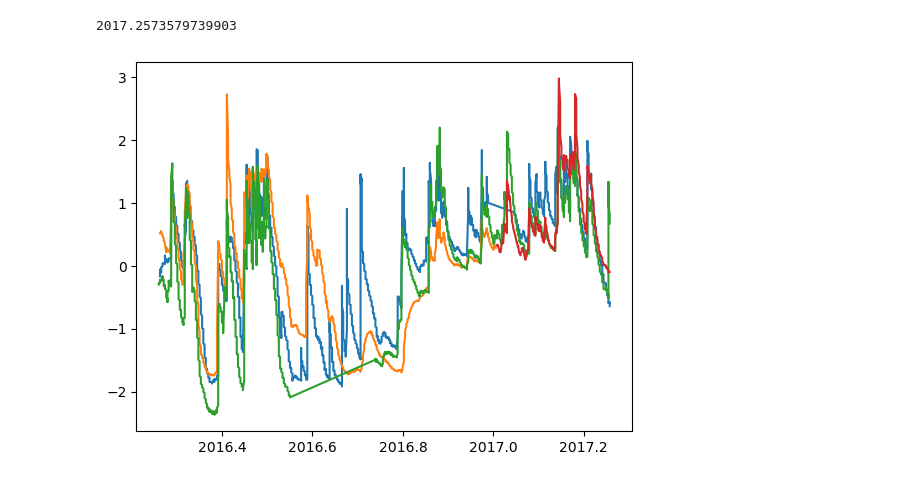
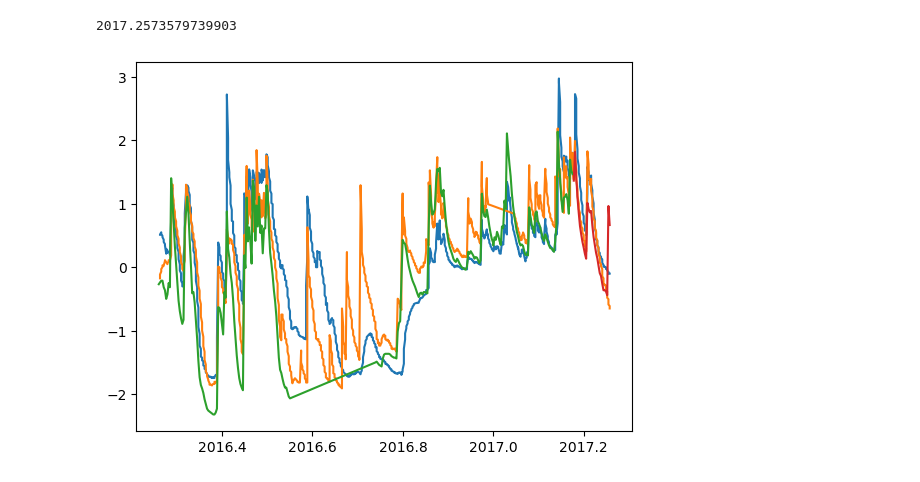
Before and after one commit to JVerbeek/at-gpflow, a Jupyter notebook: experiments/soil-moisture/soil_transfer_learning.ipynb, the cells around one changed output. Saved outputs shown, nothing was run; the diff lists cells and outputs as text; code cells hidden in the pictures.

```diff
--- a/experiments/soil-moisture/soil_transfer_learning.ipynb
+++ b/experiments/soil-moisture/soil_transfer_learning.ipynb
@@ -15,9 +15,9 @@ sys.path.append(str(at_dir))
 sys.path.append(str(subdir))
 BASE = str(subdir)
 
-source = pd.read_csv(BASE+"/data/station_data/RM_SM_14_calibrated.csv")
+source = pd.read_csv(BASE+"/data/station_data/RM_SM_15_calibrated.csv")
 source2 = pd.read_csv(BASE+"/data/station_data/RM_SM_02_calibrated.csv")
-target = pd.read_csv(BASE+"/data/station_data/RM_SM_15_calibrated.csv")
+target = pd.read_csv(BASE+"/data/station_data/RM_SM_14_calibrated.csv")
 source["Measurement Time"] = pd.to_datetime(source["Measurement Time"])
 source2["Measurement Time"] = pd.to_datetime(source2["Measurement Time"])
 target["Measurement Time"] = pd.to_datetime(target["Measurement Time"])
@@ -26,8 +26,8 @@ source.index = source["Measurement Time"]
 source2.index = source2["Measurement Time"]
 target.index = target["Measurement Time"]
 
-source = source.resample("3H").last()
-source2 = source2.resample("3H").last()
+source = source.resample("12H").last()
+source2 = source2.resample("24H").last()
 target = target.resample("12H").last()
 
 source['decimal_year'] = source['Measurement Time'].dt.year + (source['Measurement Time'].dt.dayofyear - 1) / 365.25
@@ -54,38 +54,39 @@ print(len(source), len(target))
 # %%
 Ax = source.index.to_numpy().reshape(-1, 1)
 Bx = target.index.to_numpy().reshape(-1, 1)
 Cx = source2.index.to_numpy().reshape(-1, 1)
 
 Ay_nans = source["5 cm VWC [m3/m3]"].to_numpy().reshape(-1, 1)
 Ay = Ay_nans[~np.isnan(Ay_nans)].reshape(-1, 1)
 Ay = (Ay - Ay.mean()) / np.std(Ay)
 Ax = Ax[~np.isnan(Ay_nans)].reshape(-1, 1)
 Ay = (Ay - Ay.mean()) / np.std(Ay)
 By_nans = target["5 cm VWC [m3/m3]"].to_numpy().reshape(-1, 1)
 By = By_nans[~np.isnan(By_nans)].reshape(-1, 1)
 By = (By - By.mean()) / np.std(By)
 Bx = Bx[~np.isnan(By_nans)].reshape(-1, 1)
 
-Xtest = Bx[int(len(Bx)*0.75):]
-ytest = By[int(len(By)*0.75):]
-Bx = Bx[:int(len(Bx)*0.75)]
-By = By[:int(len(By)*0.75)]
 
 Cy_nans = source2["5 cm VWC [m3/m3]"].to_numpy().reshape(-1, 1)
 Cy = Cy_nans[~np.isnan(Cy_nans)].reshape(-1, 1)
 Cy = (Cy - Cy.mean()) / np.std(Cy)
 Cx = Cx[~np.isnan(Cy_nans)].reshape(-1, 1)
 
-X = np.vstack((np.hstack((Ax, np.zeros_like(Ax))), np.hstack((Bx, np.ones_like(Bx)))))
-y = np.vstack((np.hstack((Ay, np.zeros_like(Ay))), np.hstack((By, np.ones_like(By)))))
+Xtest = Cx[int(len(Cx)*0.9):]
+ytest = Cy[int(len(Cy)*0.9):]
+Cx = Cx[:int(len(Cx)*0.9)]
+Cy = Cy[:int(len(Cy)*0.9)]
+
+X = np.vstack((np.hstack((Ax, np.zeros_like(Ax))), np.hstack((Bx, np.ones_like(Bx))), np.hstack((Cx, 2*np.ones_like(Cx)))))
+y = np.vstack((np.hstack((Ay, np.zeros_like(Ay))), np.hstack((By, np.ones_like(By))), np.hstack((Cy, 2*np.ones_like(Cy)))))
 plt.plot(Ax, Ay)
 plt.plot(Bx, By)
 plt.plot(Cx, Cy)
 plt.plot(Xtest, ytest)
 print(np.max(X))
 # %% [output]
 2017.2573579739903
-[figure, old version]
+[figure, new version]
 # %%
 from atmodel import SparseCMOGP, ConditionalMOGP
 from atlikelihood import TransferLikelihood
```
Also changed, not shown: parts of 10 cells of this notebook, 4 other files.
